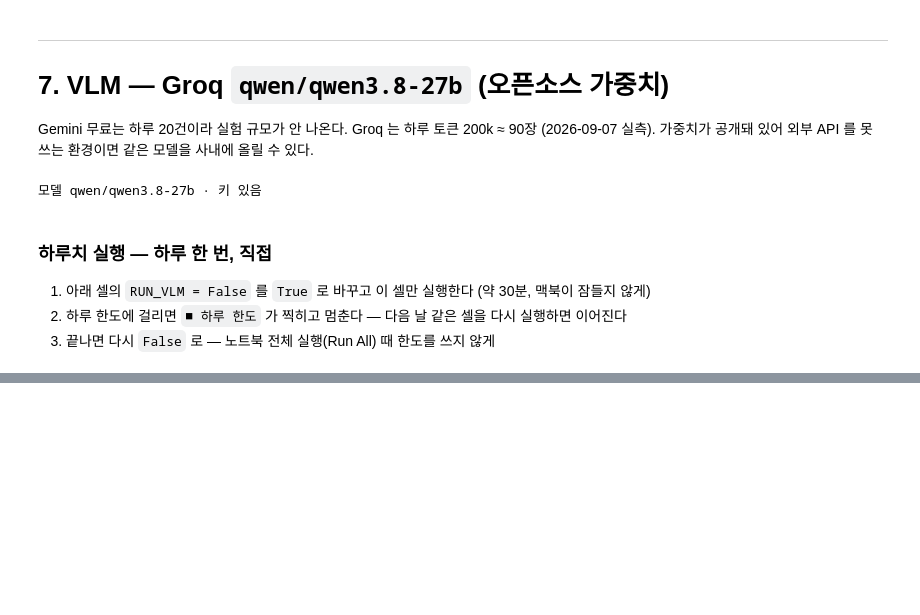
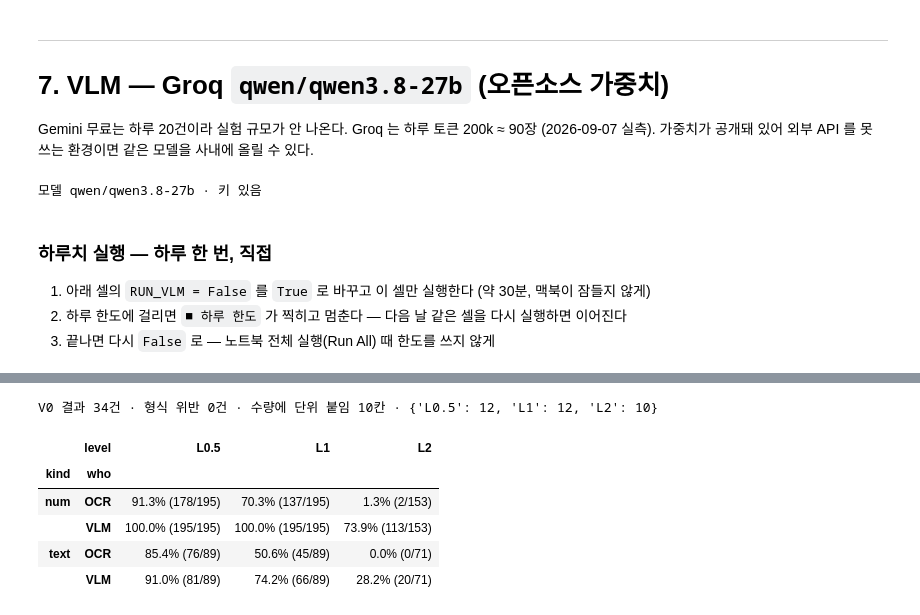
Before and after one commit to songwookun/img-vlm-extractor, a Jupyter notebook: notebooks/02_role_split.ipynb, the cells around one changed output, grey strips where cells are left out. Drawn from its saved outputs; the diff is of its cells as text; code cells hidden in the pictures; blank space fills up the shorter version.

```diff
--- a/notebooks/02_role_split.ipynb
+++ b/notebooks/02_role_split.ipynb
@@ -953,0 +1031,41 @@ V0: 남은 90건 · 캐시 0건
+# %%
+def vlm_rows(variant: str, prompt: str):
+    """캐시에서 이 방식·이 프롬프트의 결과만. 파싱 실패는 bad 로 따로"""
+    ph = hashlib.md5(prompt.encode()).hexdigest()
+    out, bad = [], []
+    for k, v in _vlm.items():
+        if v["variant"] != variant or k[1] != ph:       # 프롬프트를 고친 뒤 옛 결과가 섞이지 않게
+            continue
+        s, lv = v["seed"], v["level"]
+        img, tr = draw_quote(quote_values(random.Random(s)))
+        d = parse_vlm(v["response"]["choices"][0]["message"]["content"])
+        if d is None:
+            bad.append((s, lv)); continue
+        units = [split_qty(str(it.get("qty")))[1] for it in (d.get("items") or []) if isinstance(it, dict)]
+        out.append({"seed": s, "level": lv, "x": flatten(d), "truths": tr,
+                    "image": degrade(img, lv, seed=s), "qty_unit": sum(u is not None for u in units)})
+    return out, bad
+
+V0, V0_bad = vlm_rows("V0", PROMPT_V0)
+
+acc = []
+for r in V0:
+    for f in r["truths"]:                               # 정답 필드 기준 — VLM 이 빠뜨린 칸은 None → 틀림
+        acc.append({"who": "VLM", "level": r["level"], "kind": f.kind,
+                    "ok": correct(f.name, r["x"].get(f.name), f.value)})
+    for o in score_ocr(r["image"], r["truths"]):        # 같은 이미지의 OCR 기준선(psm 3·6 유리한 쪽)
+        acc.append({"who": "OCR", "level": r["level"], "kind": o["kind"], "ok": o["ok"]})
+save_ocr_cache()
+RQ1 = pd.DataFrame(acc)
+
+print(f"V0 결과 {len(V0)}건 · 형식 위반 {len(V0_bad)}건 · 수량에 단위 붙임 {sum(r['qty_unit'] for r in V0)}칸 ·",
+      {lv: sum(r['level'] == lv for r in V0) for lv in VLM_LEVELS})
+RQ1.pivot_table(index=["kind", "who"], columns="level", values="ok", aggfunc=pct)[VLM_LEVELS]
+# %% [output]
+V0 결과 34건 · 형식 위반 0건 · 수량에 단위 붙임 10칸 · {'L0.5': 12, 'L1': 12, 'L2': 10}
+|  | level | L0.5 | L1 | L2 |
+| kind | who |  |  |  |
+| num | OCR | 91.3% (178/195) | 70.3% (137/195) | 1.3% (2/153) |
+|  | VLM | 100.0% (195/195) | 100.0% (195/195) | 73.9% (113/153) |
+| text | OCR | 85.4% (76/89) | 50.6% (45/89) | 0.0% (0/71) |
+|  | VLM | 91.0% (81/89) | 74.2% (66/89) | 28.2% (20/71) |
```
Also changed, not shown: parts of 15 cells of this notebook, 1 other file.
